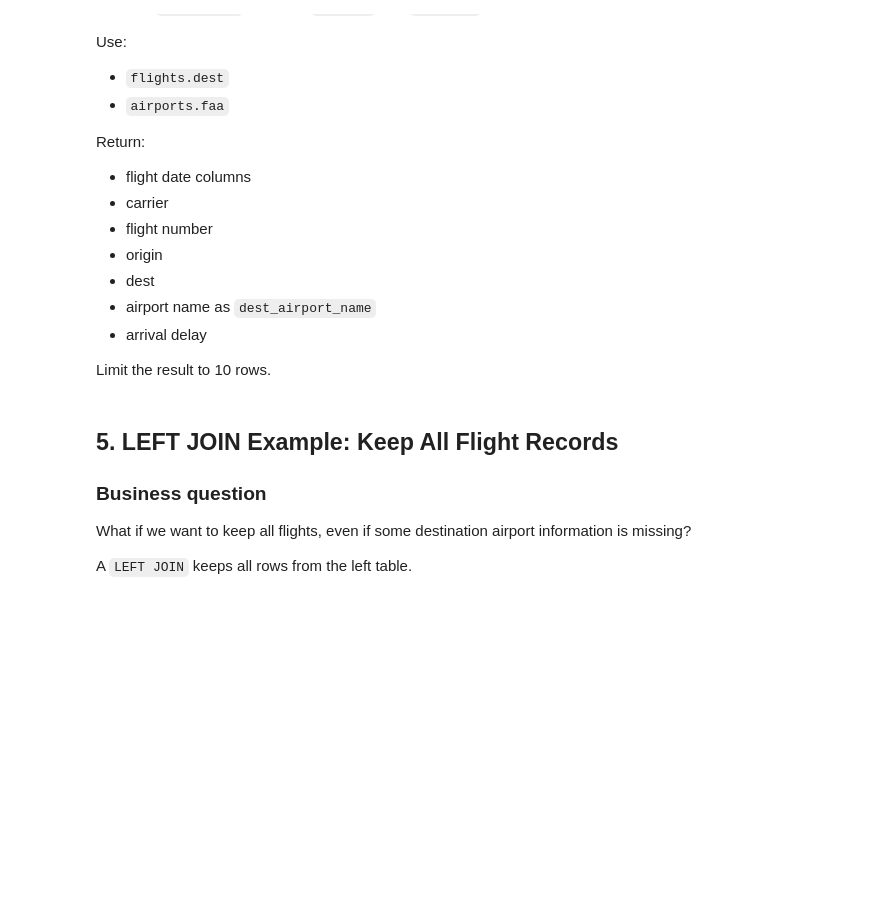
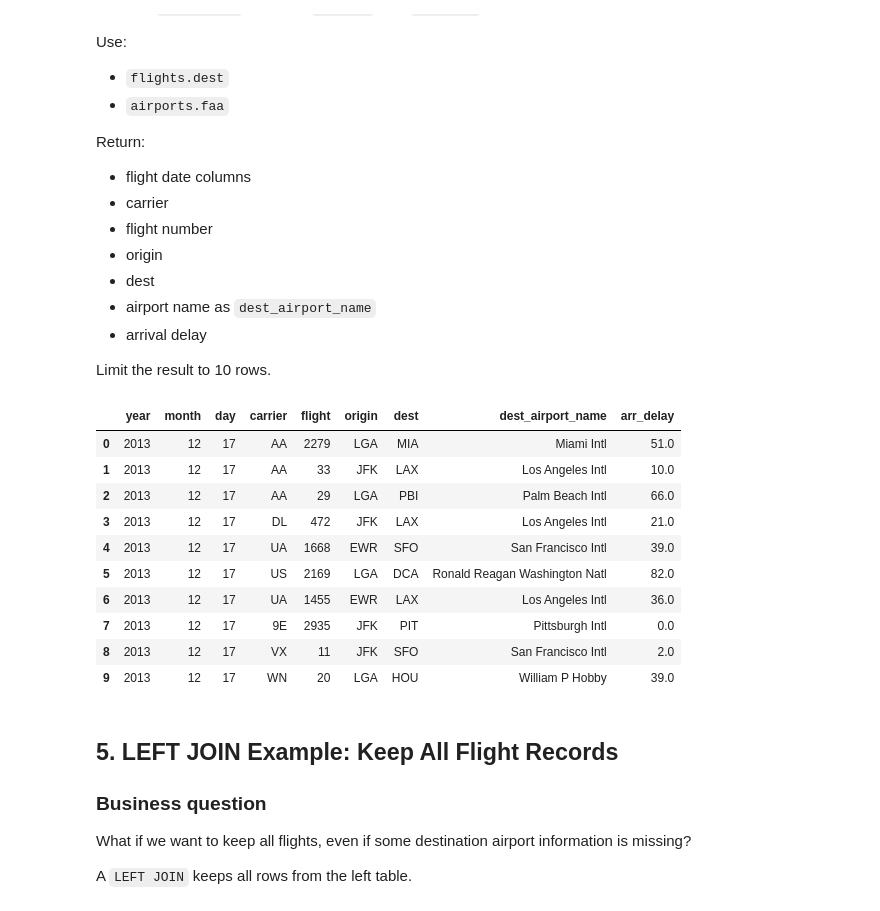
Before and after one commit to MGuajardo-MBA/Max-Guajardo-Module-9, a Jupyter notebook: notebooks/module10_sql_joins_abt_guided_lab.ipynb, the cells around one changed output. Cells and saved outputs as stored; diff of their text form; code cells hidden in the pictures; blank space fills up the shorter version.

```diff
--- a/notebooks/module10_sql_joins_abt_guided_lab.ipynb
+++ b/notebooks/module10_sql_joins_abt_guided_lab.ipynb
@@ -234,13 +255,36 @@ Return:
 
 Limit the result to 10 rows.
 # %%
-# Your Turn 1
-
 query = '''
-
+SELECT
+    f.year,
+    f.month,
+    f.day,
+    f.carrier,
+    f.flight,
+    f.origin,
+    f.dest,
+    a.name AS dest_airport_name,
+    f.arr_delay
+FROM flights AS f
+INNER JOIN airports AS a
+    ON f.dest = a.faa
+LIMIT 10;
 '''
 
 run_query(query, engine)
+# %% [output]
+|  | year | month | day | carrier | flight | origin | dest | dest_airport_name | arr_delay |
+| 0 | 2013 | 12 | 17 | AA | 2279 | LGA | MIA | Miami Intl | 51.0 |
+| 1 | 2013 | 12 | 17 | AA | 33 | JFK | LAX | Los Angeles Intl | 10.0 |
+| 2 | 2013 | 12 | 17 | AA | 29 | LGA | PBI | Palm Beach Intl | 66.0 |
+| 3 | 2013 | 12 | 17 | DL | 472 | JFK | LAX | Los Angeles Intl | 21.0 |
+| 4 | 2013 | 12 | 17 | UA | 1668 | EWR | SFO | San Francisco Intl | 39.0 |
+| 5 | 2013 | 12 | 17 | US | 2169 | LGA | DCA | Ronald Reagan Washington Natl | 82.0 |
+| 6 | 2013 | 12 | 17 | UA | 1455 | EWR | LAX | Los Angeles Intl | 36.0 |
+| 7 | 2013 | 12 | 17 | 9E | 2935 | JFK | PIT | Pittsburgh Intl | 0.0 |
+| 8 | 2013 | 12 | 17 | VX | 11 | JFK | SFO | San Francisco Intl | 2.0 |
+| 9 | 2013 | 12 | 17 | WN | 20 | LGA | HOU | William P Hobby | 39.0 |
 # %% [markdown]
 ## 5. LEFT JOIN Example: Keep All Flight Records
 
```
Also changed, not shown: parts of 31 cells of this notebook, 2 other files.
